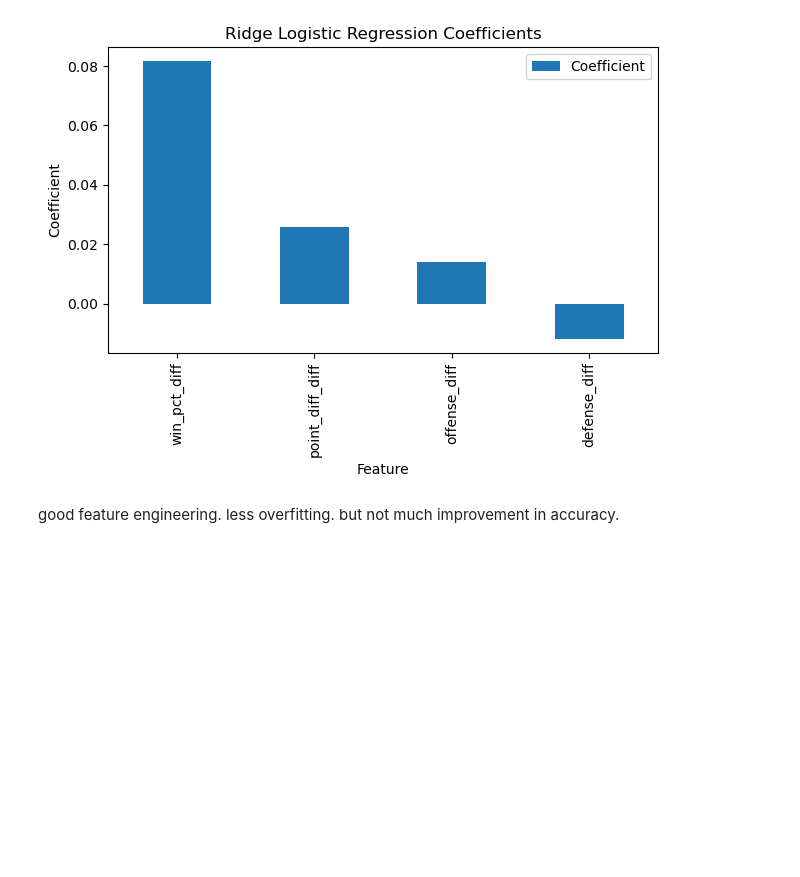
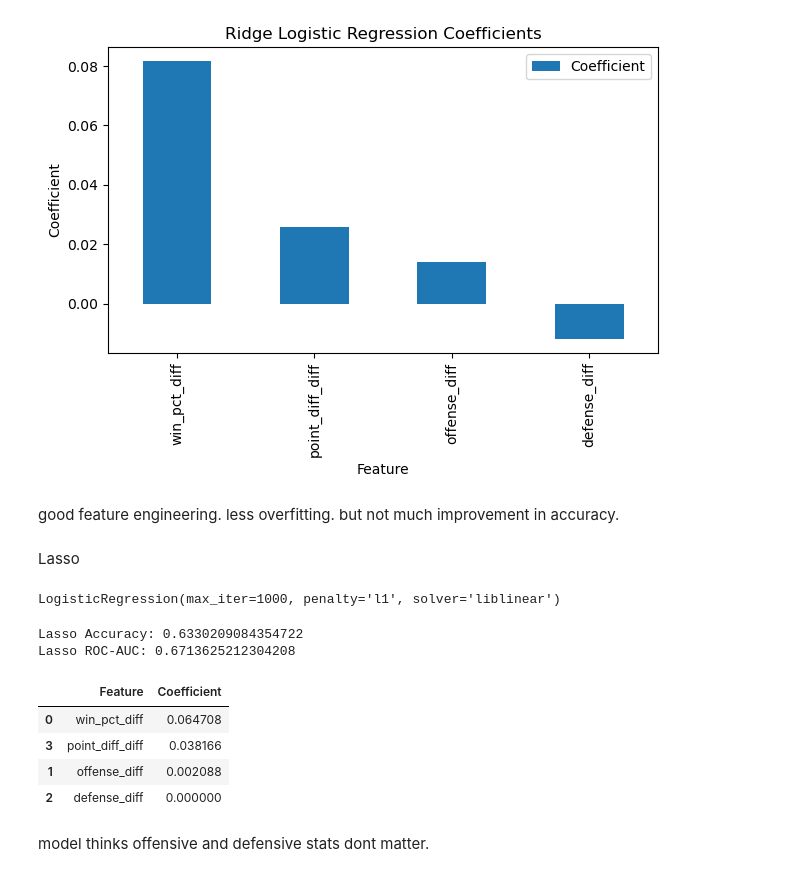
Before and after one commit to AayushPandey-hub/nba-win-prediction, a Jupyter notebook: modeling.ipynb, the cells around one changed output. Saved outputs shown, nothing was run; the diff lists cells and outputs as text; code cells hidden in the pictures; blank space fills up the shorter version.

```diff
--- a/modeling.ipynb
+++ b/modeling.ipynb
@@ -244,3 +244,55 @@ plt.show()
 [figure]
 # %% [markdown]
 good feature engineering. less overfitting.  but not much improvement in accuracy.
+# %% [markdown]
+Lasso
+# %%
+lasso_model = LogisticRegression(
+    penalty="l1",
+    solver="liblinear",
+    C=1.0,
+    max_iter=1000
+)
+
+lasso_model.fit(X_train, y_train)
+# %% [output]
+LogisticRegression(max_iter=1000, penalty='l1', solver='liblinear')
+# %%
+lasso_preds = lasso_model.predict(X_test)
+
+lasso_probs = lasso_model.predict_proba(X_test)[:, 1]
+lasso_accuracy = accuracy_score(
+    y_test,
+    lasso_preds
+)
+
+lasso_auc = roc_auc_score(
+    y_test,
+    lasso_probs
+)
+
+print("Lasso Accuracy:", lasso_accuracy)
+print("Lasso ROC-AUC:", lasso_auc)
+# %% [output]
+Lasso Accuracy: 0.6330209084354722
+Lasso ROC-AUC: 0.6713625212304208
+# %%
+lasso_coef_df = pd.DataFrame({
+    "Feature": feature_cols,
+    "Coefficient": lasso_model.coef_[0]
+})
+
+lasso_coef_df = lasso_coef_df.sort_values(
+    "Coefficient",
+    ascending=False
+)
+
+lasso_coef_df
+# %% [output]
+|  | Feature | Coefficient |
+| 0 | win_pct_diff | 0.064708 |
+| 3 | point_diff_diff | 0.038166 |
+| 1 | offense_diff | 0.002088 |
+| 2 | defense_diff | 0.000000 |
+# %% [markdown]
+model thinks offensive and defensive stats dont matter.
```
Also changed, not shown: parts of 6 cells of this notebook.
